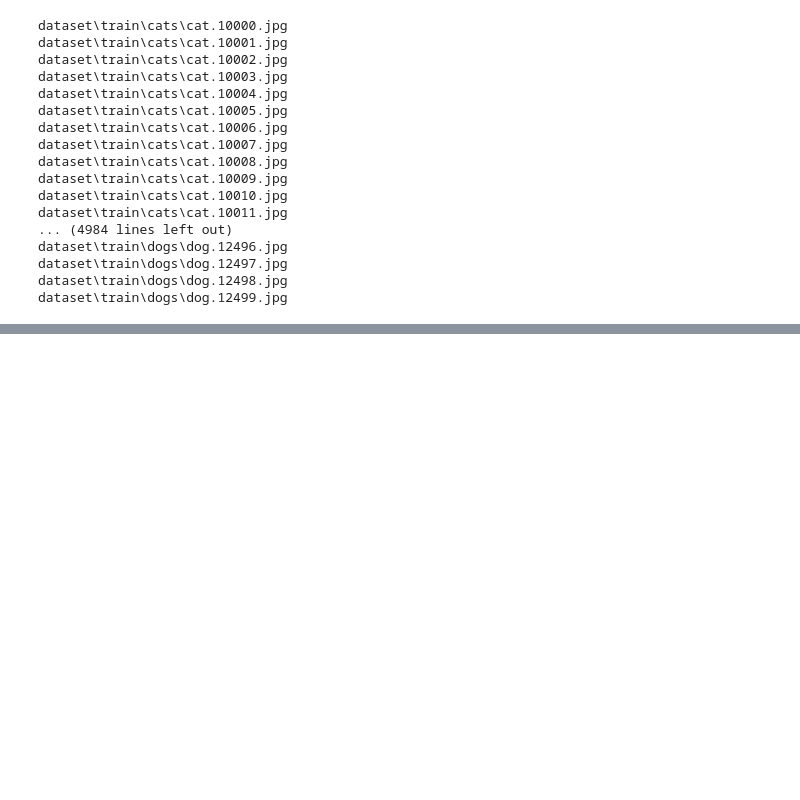
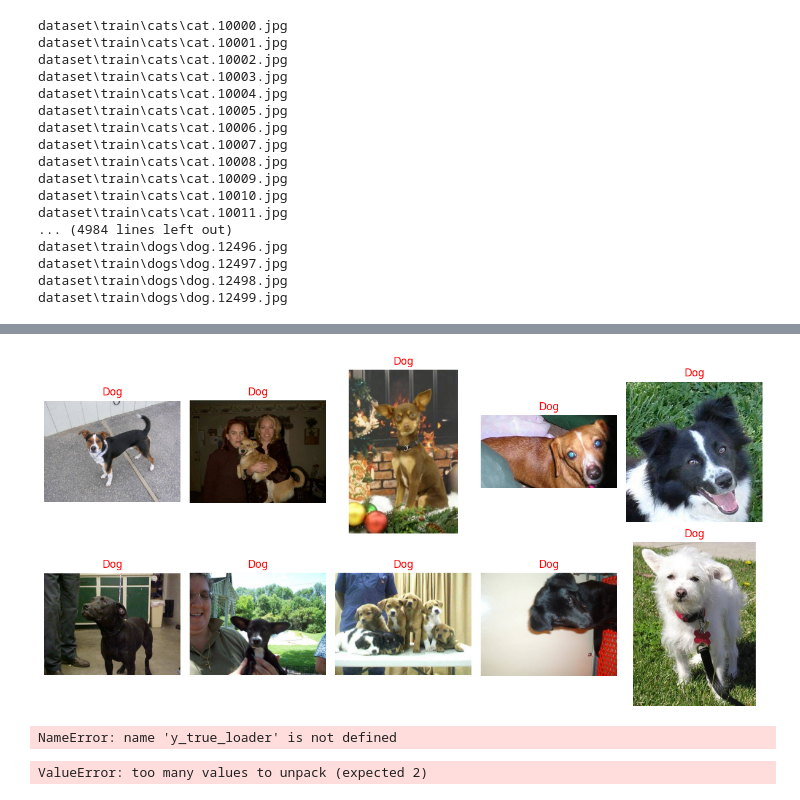
Before and after one commit to yarkalm/dogsvscats, a Jupyter notebook: run.ipynb, the cells around one changed output, grey strips where cells are left out. Cells and saved outputs as stored; diff of their text form; code cells hidden in the pictures; blank space fills up the shorter version.

```diff
--- a/run.ipynb
+++ b/run.ipynb
@@ -95,0 +107,6 @@ TypeError: 'NoneType' object is not subscriptable
+# %%
+predicted_labels = predict(model, params, test_loader)
+
+display_image_grid(test_images_filepaths, predicted_labels)
+# %% [output]
+[figure, added]
@@ -95,0 +141,20 @@ TypeError: 'NoneType' object is not subscriptable
+# %%
+y_pred = predict(model, params, y_true_loader)
+# %% [output]
+NameError: name 'y_true_loader' is not defined
+# %%
+y_true_values = []
+for batch in train_loader:
+    inputs, labels = batch
+    y_true_values.append(labels)
+
+print(predicted_labels)
+conf_matrix = confusion_matrix(y_true_values, predicted_labels)
+print("Confusion Matrix of the Test Set")
+print("-----------")
+print(conf_matrix)
+print("Precision of the Model :\t" + str(precision_score(y_true_values, predicted_labels)))
+print("Recall of the Model    :\t" + str(recall_score(y_true_values, predicted_labels)))
+print("F1 Score of the Model  :\t" + str(f1_score(y_true_values, predicted_labels)))
+# %% [output]
+ValueError: too many values to unpack (expected 2)
```
Also changed, not shown: parts of 10 cells of this notebook.
